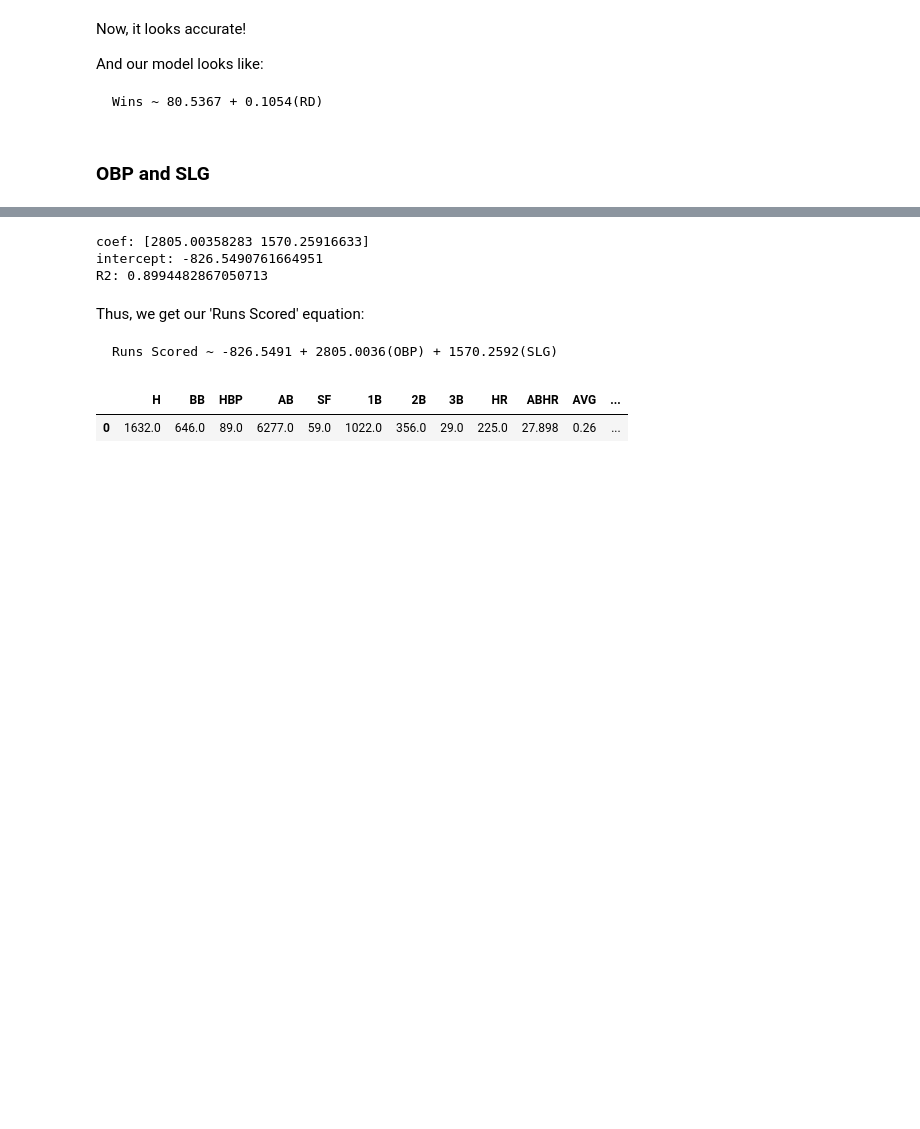
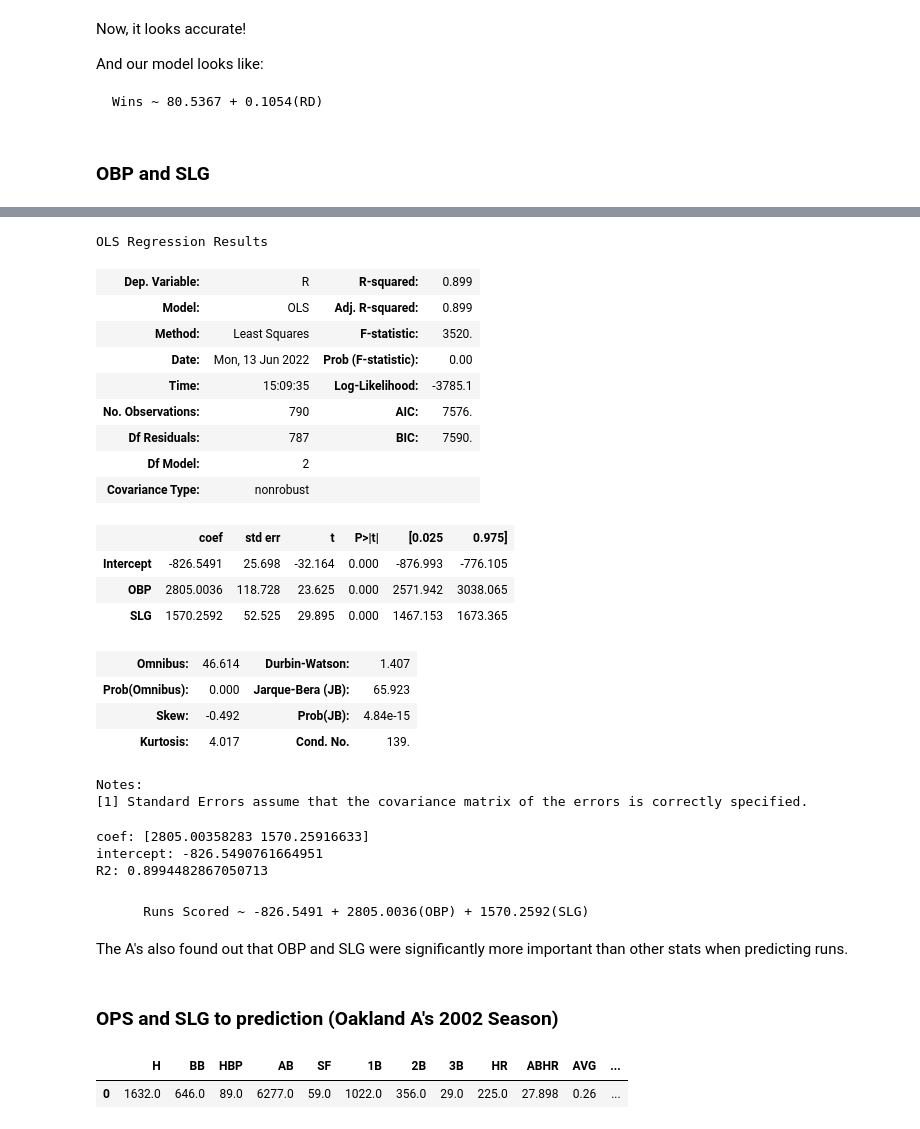
Before and after one commit to jinwls/Moneyball, a Jupyter notebook: moneyball.ipynb, the cells around one changed output, grey strips where cells are left out. Cells and saved outputs as stored; diff of their text form; code cells hidden in the pictures; blank space fills up the shorter version.

```diff
--- a/moneyball.ipynb
+++ b/moneyball.ipynb
@@ -275,3 +301,40 @@ We can see that out of the 4 features(AVG, ABHR, OBP, SLG), OBP and SLG are show
+# %%
+# Backward Elimination
+values = ['AVG','ABHR','OBP','SLG']
+elimination = True
+while elimination == True:
+    formula = ' + '.join(values)
+    fit = smf.ols(formula = f'R ~ {formula}', data=a).fit()
+
+    if fit.pvalues.sort_values(ascending=False)[0] > 0.15:
+        val = fit.pvalues.sort_values(ascending=False).index[0]
+        values.remove(val)
+
+    else:
+        elimination = False
+
+smf.ols(formula = f'R ~ {formula}', data=a).fit().summary()
+# %% [output]
+OLS Regression Results
+| Dep. Variable: | R | R-squared: | 0.899 |
+| Model: | OLS | Adj. R-squared: | 0.899 |
+| Method: | Least Squares | F-statistic: | 3520. |
+| Date: | Mon, 13 Jun 2022 | Prob (F-statistic): | 0.00 |
+| Time: | 15:09:35 | Log-Likelihood: | -3785.1 |
+| No. Observations: | 790 | AIC: | 7576. |
+| Df Residuals: | 787 | BIC: | 7590. |
+| Df Model: | 2 |  |  |
+| Covariance Type: | nonrobust |  |  |
+|  | coef | std err | t | P>|t| | [0.025 | 0.975] |
+| Intercept | -826.5491 | 25.698 | -32.164 | 0.000 | -876.993 | -776.105 |
+| OBP | 2805.0036 | 118.728 | 23.625 | 0.000 | 2571.942 | 3038.065 |
+| SLG | 1570.2592 | 52.525 | 29.895 | 0.000 | 1467.153 | 1673.365 |
+| Omnibus: | 46.614 | Durbin-Watson: | 1.407 |
+| Prob(Omnibus): | 0.000 | Jarque-Bera (JB): | 65.923 |
+| Skew: | -0.492 | Prob(JB): | 4.84e-15 |
+| Kurtosis: | 4.017 | Cond. No. | 139. |
+Notes:
+[1] Standard Errors assume that the covariance matrix of the errors is correctly specified.
 # %%
 X = a[['OBP','SLG']].values
 y = a['R'].values.reshape(-1,1)
@@ -284,10 +347,12 @@ print('R2:', lr.score(X,y))
 coef: [2805.00358283 1570.25916633]
 intercept: -826.5490761664951
 R2: 0.8994482867050713
-# %% [markdown]
-Thus, we get our 'Runs Scored' equation:
-
-    Runs Scored ~ -826.5491 + 2805.0036(OBP) + 1570.2592(SLG)
+# %% [markdown]
+        Runs Scored ~ -826.5491 + 2805.0036(OBP) + 1570.2592(SLG)
+
+The A's also found out that OBP and SLG were significantly more important than other stats when predicting runs.
+# %% [markdown]
+### OPS and SLG to prediction (Oakland A's 2002 Season)
 # %%
 # get rosters from 2002
 roster = df_batting[df_batting.yearID == 2002][df_batting.teamID == 'OAK'].dropna()
```
Also changed, not shown: parts of 24 cells of this notebook, 2 other files.
